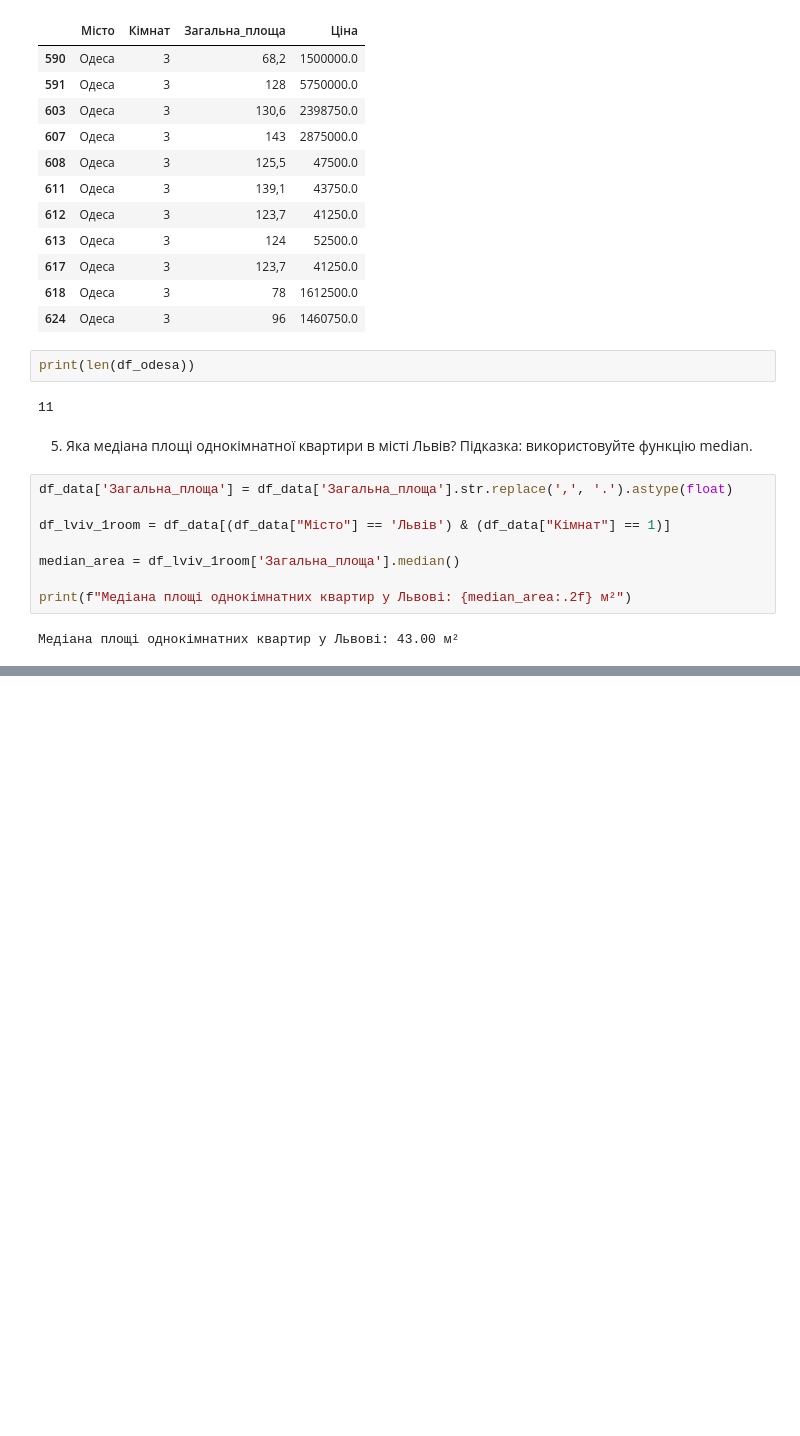
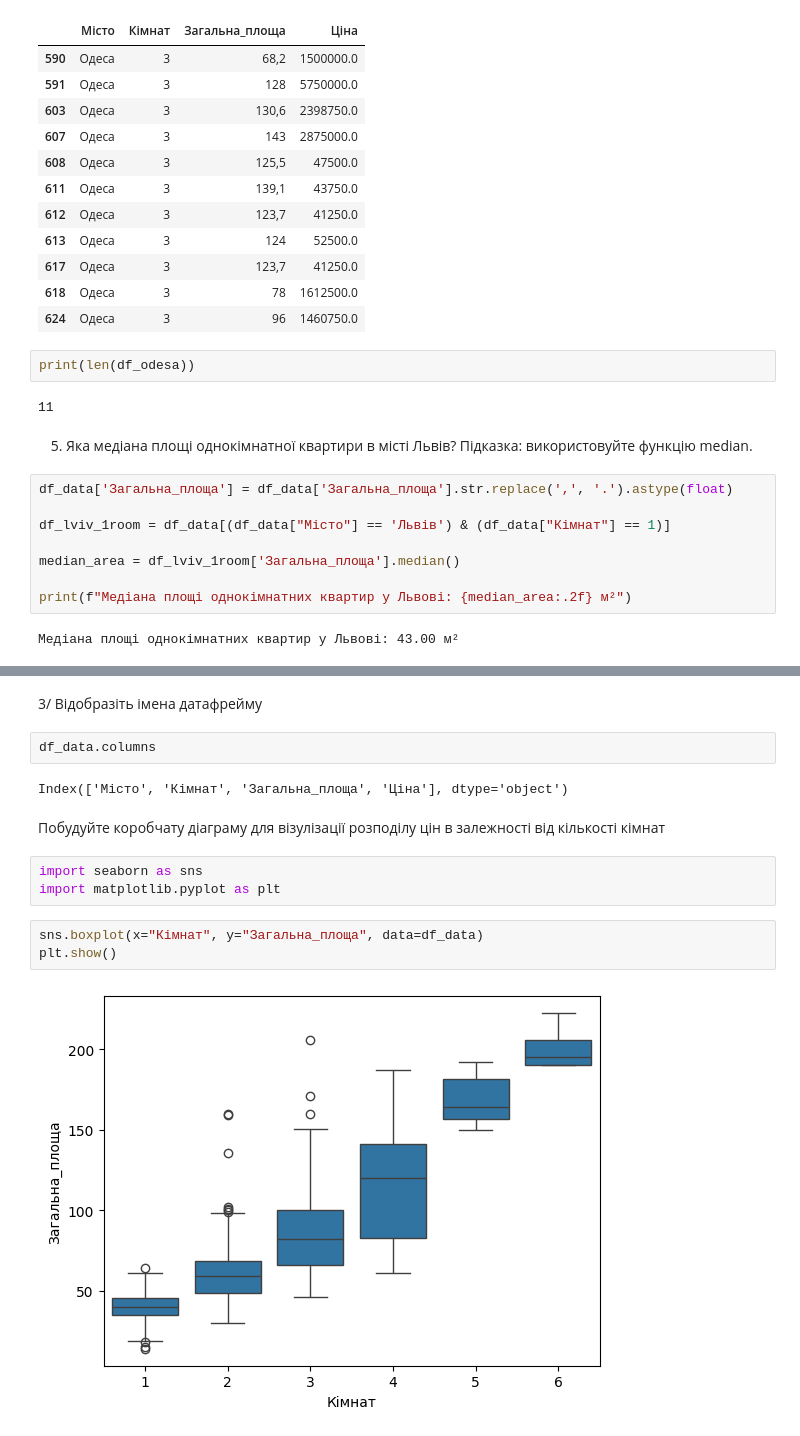
Before and after one commit to MariiaSam/junior-ds-prep, a Jupyter notebook: flats.ipynb, the cells around one changed output, grey strips where cells are left out. Cells and saved outputs as stored; diff of their text form; blank space fills up the shorter version.

```diff
--- a/flats.ipynb
+++ b/flats.ipynb
@@ -91,0 +174,16 @@ print(f"Медіана площі однокімнатних квартир у
+# %% [markdown]
+3/ Відобразіть імена датафрейму
+# %%
+df_data.columns
+# %% [output]
+Index(['Місто', 'Кімнат', 'Загальна_площа', 'Ціна'], dtype='object')
+# %% [markdown]
+Побудуйте коробчату діаграму для візулізації розподілу цін в залежності від кількості кімнат
+# %%
+import seaborn as sns
+import matplotlib.pyplot as plt
+# %%
+sns.boxplot(x="Кімнат", y="Загальна_площа", data=df_data)
+plt.show()
+# %% [output]
+[figure, added]
```
Also changed, not shown: parts of 11 cells of this notebook.
